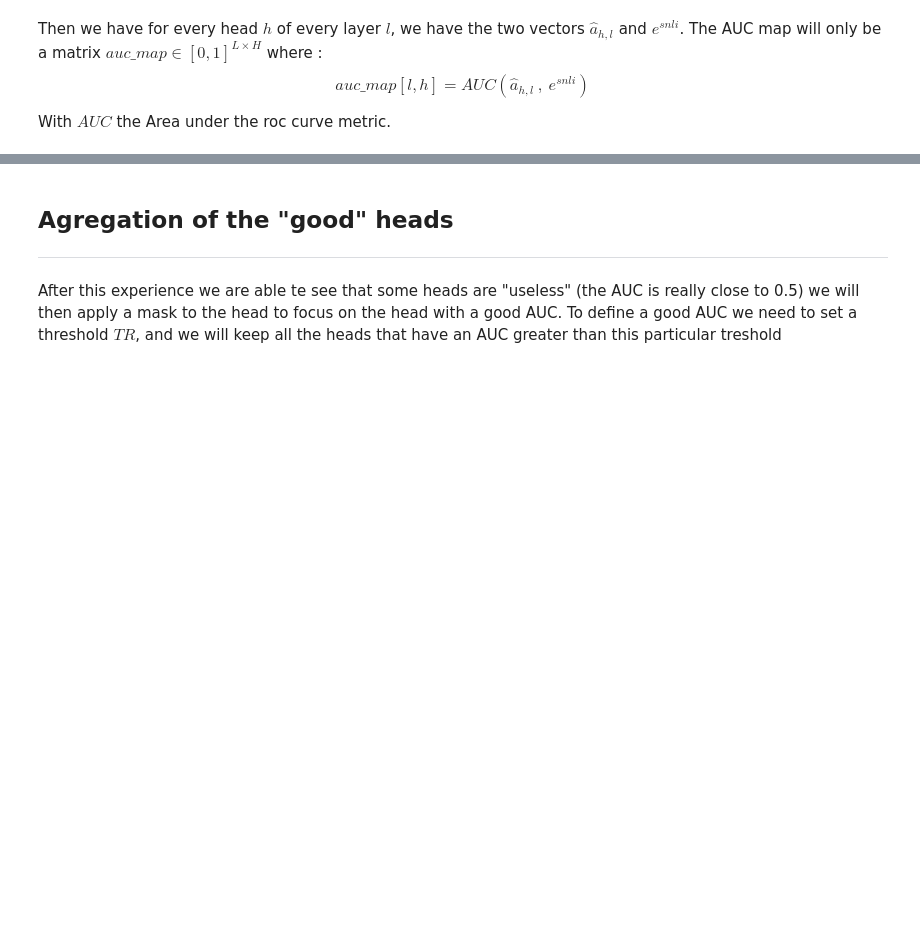
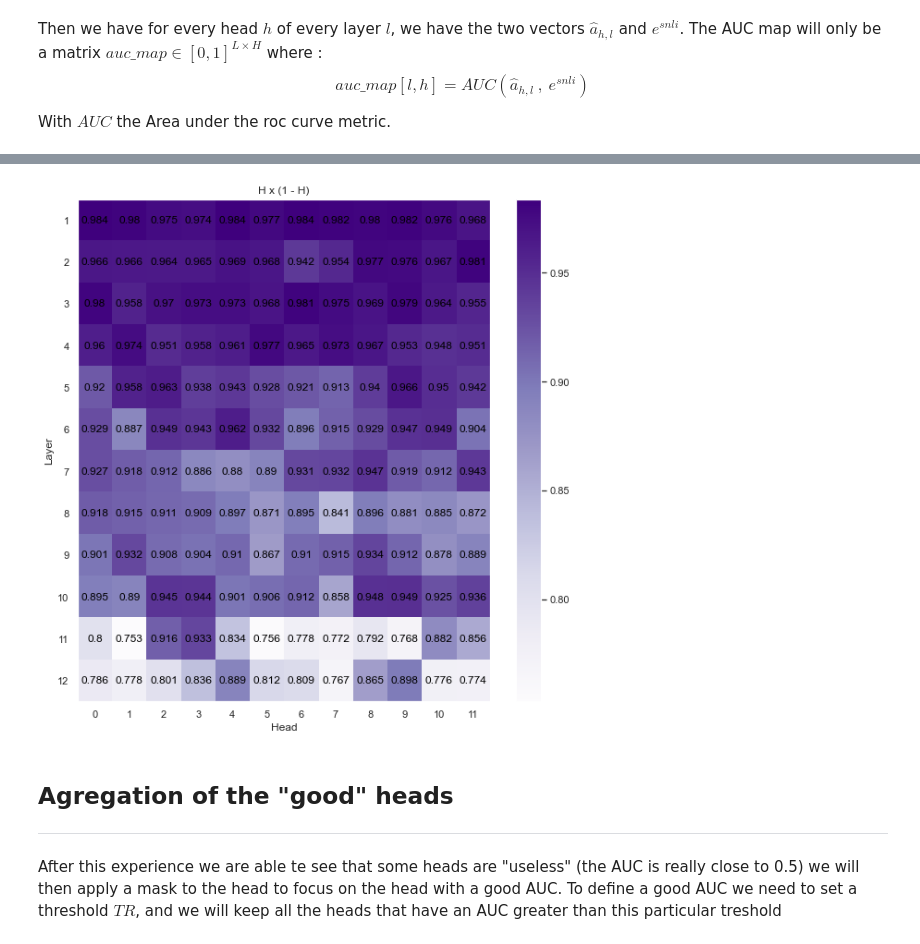
Before and after one commit to lolofo/stage_4_gm, a Jupyter notebook: attention_algorithms/notebooks/AUC Head Map.ipynb, the cells around one changed output, grey strips where cells are left out. Cells and saved outputs as stored; diff of their text form; code cells hidden in the pictures; blank space fills up the shorter version.

```diff
--- a/attention_algorithms/notebooks/AUC Head Map.ipynb
+++ b/attention_algorithms/notebooks/AUC Head Map.ipynb
@@ -254,3 +249,20 @@ Here also we can make some observation :
+# %%
+# Construction of the AUC map
+entropy_map_bis = np.zeros((12, 12))
+for l in range(12):
+    for h in range(12):
+        preds = pur_attention[f"layer_{l}"][f"head_{h}"]
+        etp = entropy(pk=preds)/np.log(len(preds))
+        entropy_map_bis[l, h] = etp
+
+
+
+# plot the color map
+fig = default_plot_colormap(entropy_map_bis, xlabel="Head", ylabel="Layer", title="H x (1 - H)")
+plt.savefig(os.path.join(graph_folder, "entropy_map_mod.png"))
+plt.show()
+# %% [output]
+[figure, added]
 # %% [markdown]
 ## Agregation of the "good" heads
 
```
Also changed, not shown: parts of 42 cells of this notebook.
